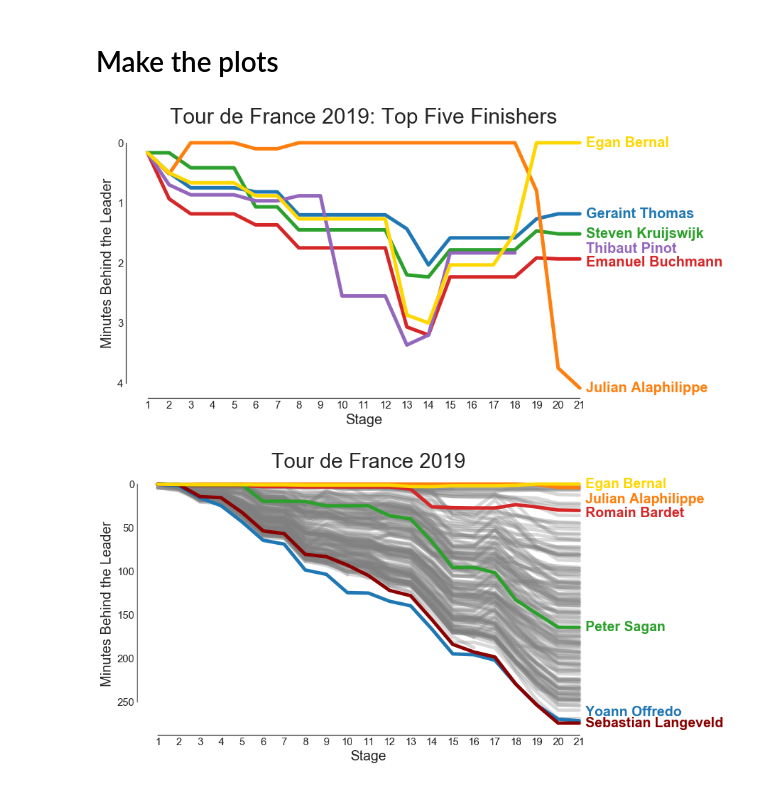
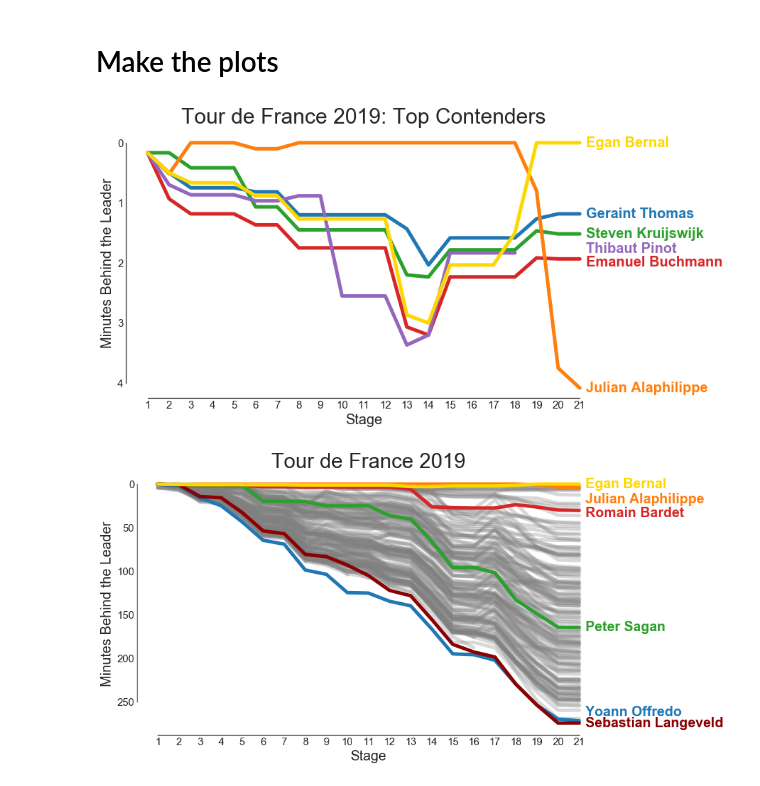
Before and after one commit to agude/agude.github.io, a Jupyter notebook: files/tour-de-france/Tour de France Plot.ipynb, the cells around one changed output. Cells and saved outputs as stored; diff of their text form; code cells hidden in the pictures.

Commit message:
Update plots and notebook

```diff
--- a/files/tour-de-france/Tour de France Plot.ipynb
+++ b/files/tour-de-france/Tour de France Plot.ipynb
@@ -190,13 +190,13 @@ TOP_SPECIAL_RIDERS = {
 # %%
 make_plot(
     rider_rows,
     top_n=5,
     max_minute=4.251,
     special_riders=TOP_SPECIAL_RIDERS,
-    title="Tour de France 2019: Top Five Finishers"
+    title="Tour de France 2019: Top Contenders"
 )
 # %% [output]
-[figure, old version]
+[figure, new version]
 # %%
 DEFAULT_COLORS = reset_color_cycle()
 
```
Also changed, not shown: 2 other files.
